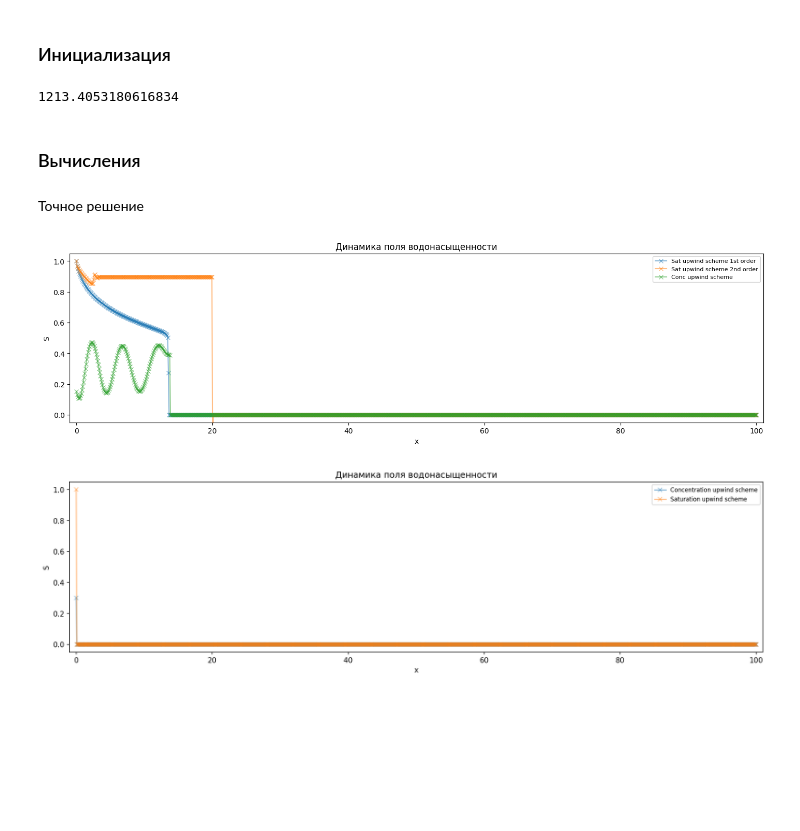
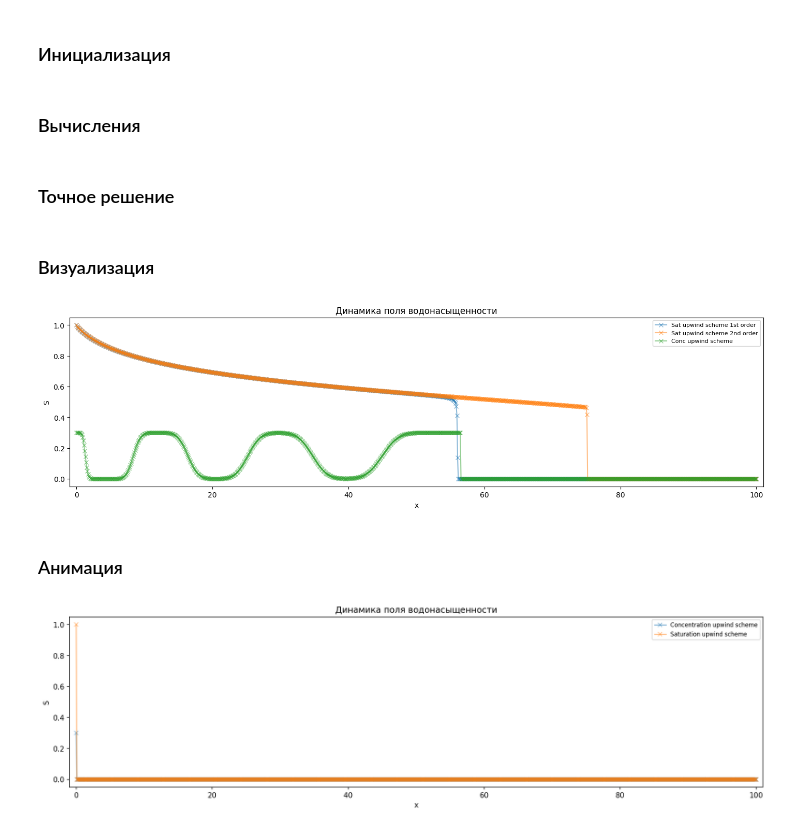
Before and after one commit to lnrSmglln/Carbonate-Acidizing-Modeling, a Jupyter notebook: 2phase/components transport.ipynb, the cells around one changed output. Drawn from its saved outputs; the diff is of its cells as text; code cells hidden in the pictures; blank space fills up the shorter version.

```diff
--- a/2phase/components transport.ipynb
+++ b/2phase/components transport.ipynb
@@ -170,7 +170,7 @@ from src.BuckleyLeverett import *
 # %% [markdown]
 ### Входные параметры
 # %%
-EPS = 0.1 # параметр схемной вязкости [0, 1), чем больше - тем сильнее размываются разрывы
+EPS = 0.5 # параметр схемной вязкости [0, 1), чем больше - тем сильнее размываются разрывы
 # чем меньше - тем сильнее проявляются нефизичные осцилляции
 # %%
 # Геометрия
@@ -197,7 +197,7 @@ conc_left = 0.3
 # Кол-во узлов сетки
 num_of_grid_points = 1000
 # %%
-s_right, df_s = plot_buckley_leverett(viscosity1, viscosity2, return_Sfront=True, return_dfs=True)
+s_right = plot_buckley_leverett(viscosity1, viscosity2, return_Sfront=True, return_dfs=True)
 # %% [output]
 [figure]
 # %% [markdown]
@@ -223,14 +223,20 @@ S2[0, :] = saturation_initial
 S2[:, 0] = saturation_left
 
 conc = np.zeros([num_of_time_points, num_of_grid_points])
-conc[:, 0] = conc_left + 0.2 * np.sin(t/10)
+
+#   sin concentration
+# conc[:, 0] = conc_left + 0.2 * np.sin(t/10)
+
+#   hairbrush concentration
+n_intervals = 10
+for i in range(n_intervals):
+    if i % 2 == 0:
+        conc[len(t)//10*i : len(t)//10*(i+1), 0] = conc_left
+    else:
+        conc[len(t)//10*i : len(t)//10*(i+1), 0] = 0
 
 conc2 = np.zeros([num_of_time_points, num_of_grid_points])
 conc2[:, 0] = conc_left
-
-total_time
-# %% [output]
-1213.4053180616834
 # %% [markdown]
 ### Вычисления
 # %%
@@ -269,6 +280,6 @@ def upwind_scheme_2nd_order(S2, Nt, Nl, W, dt, dl, porosity, viscosity1, viscosi
 upwind_scheme_1st_order(S, num_of_time_points, num_of_grid_points, velocity, tau, h, porosity, viscosity1, viscosity2)
 # %%
 upwind_scheme_2nd_order(S2, num_of_time_points, num_of_grid_points, velocity, tau, h, porosity, viscosity1, viscosity2)
-# %% [markdown]
-Точное решение
+# %% [markdown]
+### Точное решение
 # %%
@@ -276,26 +287,30 @@ upwind_scheme_2nd_order(S2, num_of_time_points, num_of_grid_points, velocity, ta
+# %% [markdown]
+### Визуализация
 # %%
-show = 200
+show = 1500
 
 fig, ax = plt.subplots(figsize=(14, 4), layout='constrained', dpi=100)
 
 ax.plot(x, S[show], label="Sat upwind scheme 1st order", marker="x", alpha=0.5)
 ax.plot(x, S2[show], label="Sat upwind scheme 2nd order", marker="x", alpha=0.5)
 
 
 ax.plot(x, conc[show], label="Conc upwind scheme", marker="x", alpha=0.5)
 # ax.plot(xx[show], s, label="exact solution", linewidth=0.5, c="black")
 
 plt.title("Динамика поля водонасыщенности")
 
 ax.set_ylabel("S")
 ax.set_xlabel("x")
 ax.set_ylim([-0.05, 1.05])
 ax.set_xlim([-0.01 * length, length * 1.01])
 # ax.set_xlim([9.7, 10.2])
 plt.legend(fontsize=8)
 plt.show()
 # %% [output]
-[figure, old version]
+[figure, new version]
+# %% [markdown]
+### Анимация
 # %%
 import matplotlib.animation as animation
 
```
Also changed, not shown: parts of 7 cells of this notebook, 4 other files.
